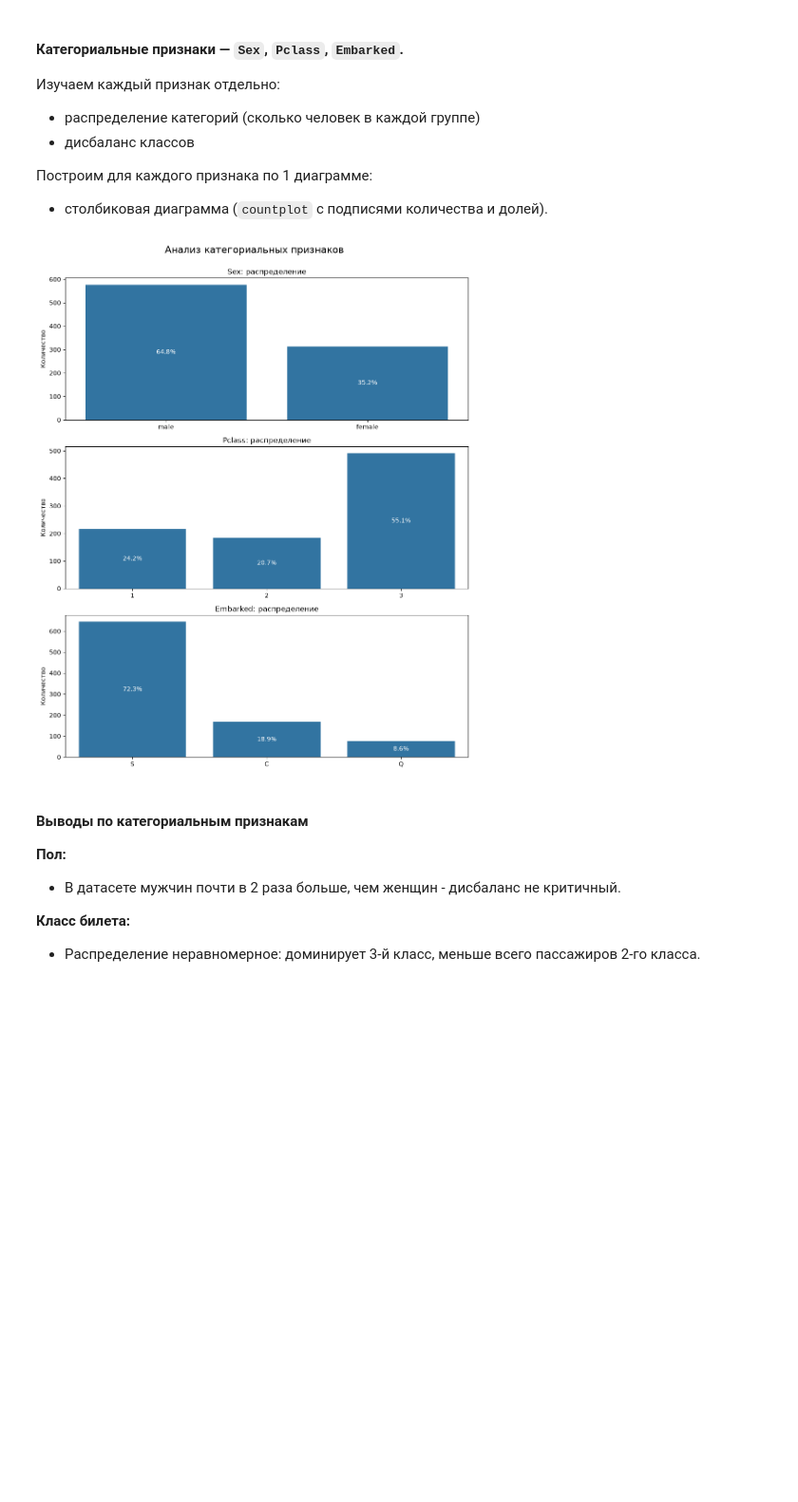
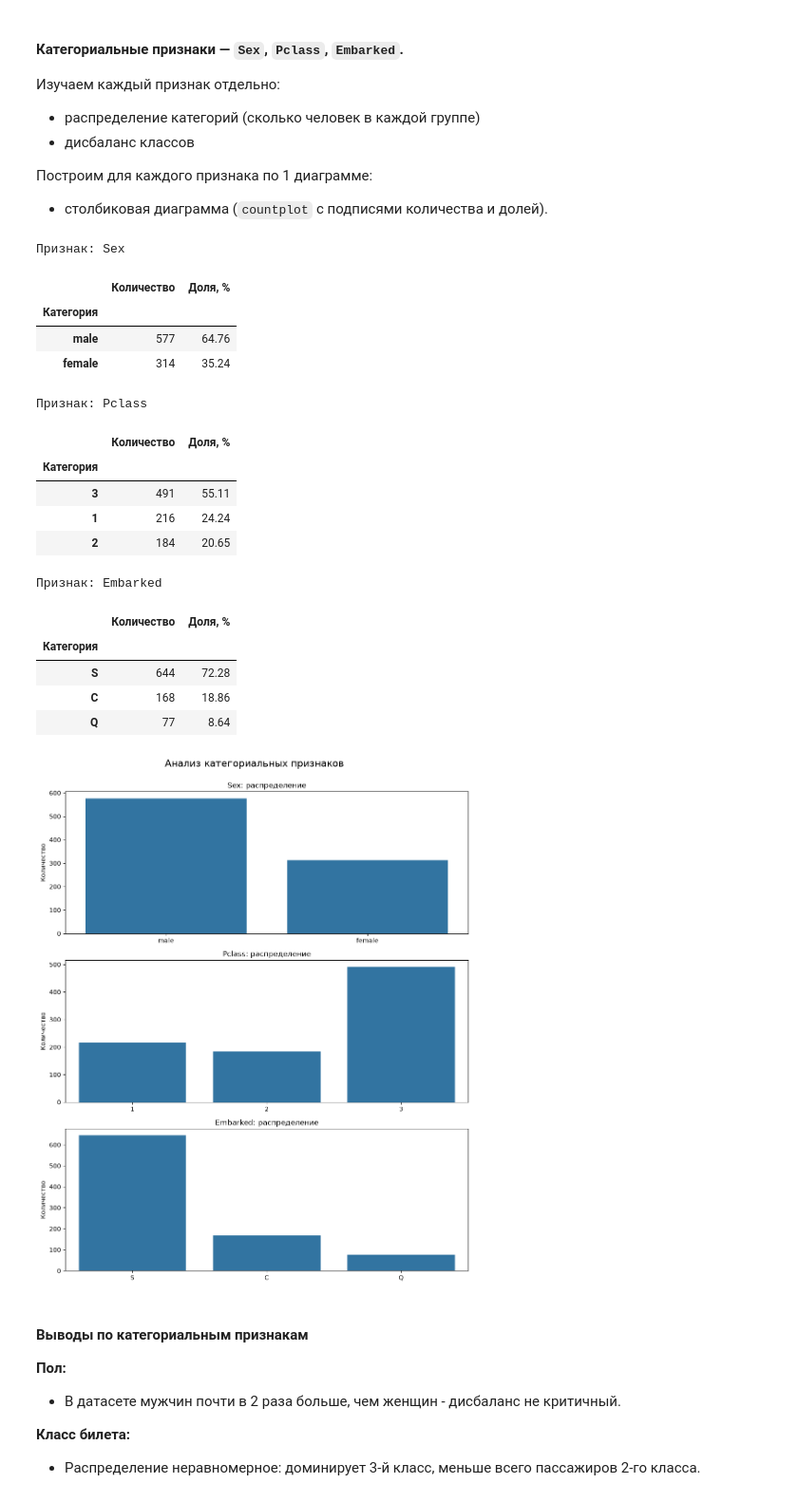
Before and after one commit to Ak1-AleX/Titanic-ML, a Jupyter notebook: titanic.ipynb, the cells around one changed output. Shown at 95% size. Cells and saved outputs as stored; diff of their text form; code cells hidden in the pictures; blank space fills up the shorter version.

```diff
--- a/titanic.ipynb
+++ b/titanic.ipynb
@@ -329,31 +337,58 @@ plt.show()
 # %%
 # категориальные признаки для анализа
 categorical_cols = ['Sex', 'Pclass', 'Embarked']
+
+for col in categorical_cols:
+
+    # считаем частоты
+    counts = df[col].value_counts()
+
+    # собираем данные
+    data = {
+        'Категория': counts.index.astype(str),
+        'Количество': counts.values,
+        'Доля, %': (counts.values / len(df) * 100).round(2)
+    }
+
+    # создаем DataFrame
+    table = pd.DataFrame(data).set_index('Категория')
+    print(f"\nПризнак: {col}")
+    display(table)
 
 # сетка графиков
 fig, axes = plt.subplots(nrows=len(categorical_cols), ncols=1, figsize=(10, 4 * len(categorical_cols)))
 
 # по 1 диаграмме для каждого признака
 for i, col in enumerate(categorical_cols):
 
     # строим countplot
     ax = sns.countplot(data=df, x=col, ax=axes[i])
-
-    # подписи на столбиках
-    for p in ax.patches:
-        height = p.get_height()
-        pct = height / len(df) * 100
-        ax.annotate(f'{pct:.1f}%', (p.get_x() + p.get_width() / 2., height / 2), ha='center', va='center', fontsize=10, color='white')
-
     axes[i].set_title(f'{col}: распределение', fontsize=12)
     axes[i].set_xlabel('')
     axes[i].set_ylabel('Количество')
 
 plt.suptitle('Анализ категориальных признаков', fontsize=16, y=1.00)
 plt.tight_layout()
 plt.show()
 # %% [output]
+Признак: Sex
+|  | Количество | Доля, % |
+| Категория |  |  |
+| male | 577 | 64.76 |
+| female | 314 | 35.24 |
+Признак: Pclass
+|  | Количество | Доля, % |
+| Категория |  |  |
+| 3 | 491 | 55.11 |
+| 1 | 216 | 24.24 |
+| 2 | 184 | 20.65 |
+Признак: Embarked
+|  | Количество | Доля, % |
+| Категория |  |  |
+| S | 644 | 72.28 |
+| C | 168 | 18.86 |
+| Q | 77 | 8.64 |
-[figure, old version]
+[figure, new version]
 # %% [markdown]
 #### Выводы по категориальным признакам
 
```
Also changed, not shown: parts of 14 cells of this notebook.
